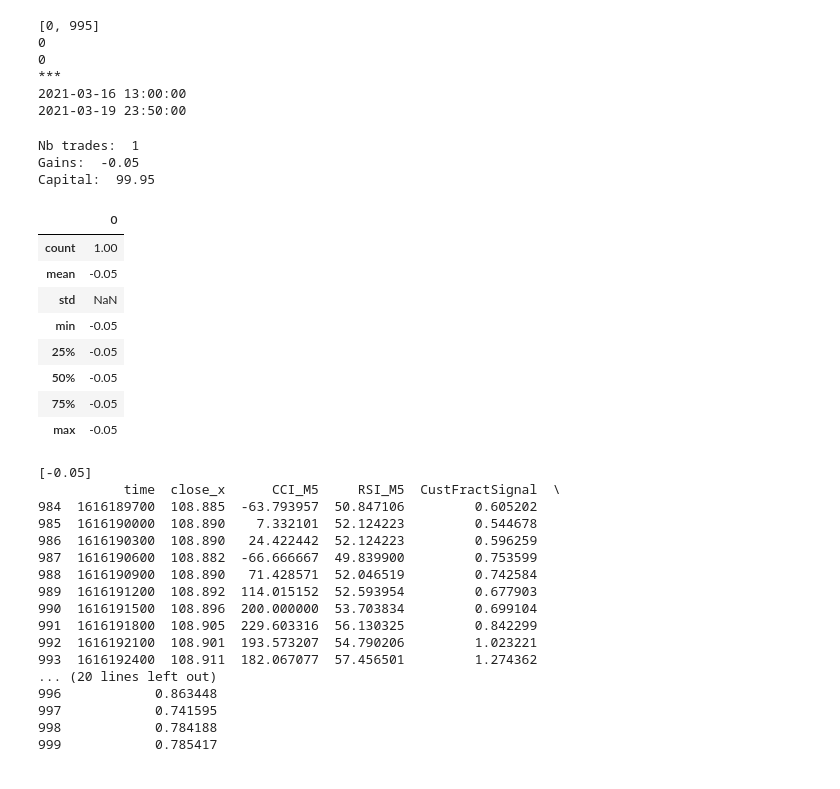
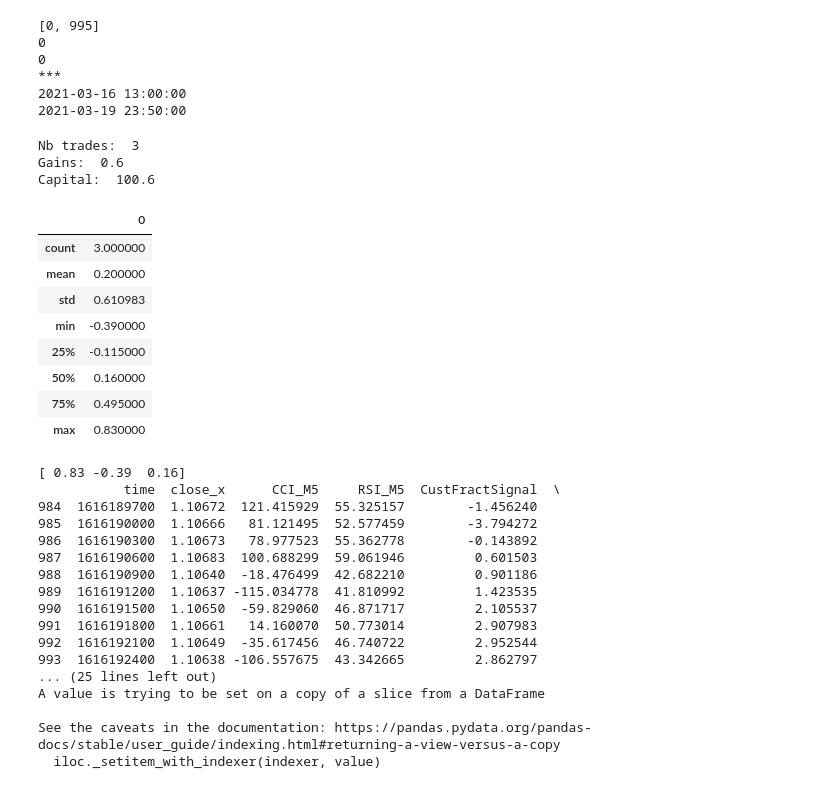
Before and after one commit to Qlexio/DL_robot, a Jupyter notebook: training.ipynb, the cells around one changed output. Saved outputs shown, nothing was run; the diff lists cells and outputs as text; code cells hidden in the pictures.

```diff
--- a/training.ipynb
+++ b/training.ipynb
@@ -60,7 +60,7 @@ print(rsi[:20])
          nan         nan 47.25274725 44.8635634  40.67957904 47.22690428
  52.8332552  41.17005173]
 # %%
-currency = "USDJPY" # "GBPUSD" "EURCHF" "EURUSD"
+currency = "EURCHF" # "GBPUSD" "EURCHF" "EURUSD"
 eurusd_M5 = mt5.copy_rates_from_pos(currency, mt5.TIMEFRAME_M5, 0, 1_000) # 99_999
 eurusd_M30 = mt5.copy_rates_from_pos(currency, mt5.TIMEFRAME_M30, 0, 1_000) # 99_999
 
@@ -827,7 +827,7 @@ lot = 0.01
 
 levier = 30
 mise = round(100_000 * lot / 30, 2)
-spread = 2
+spread = 20
 # current_pos_i = 0
 # current_pos_j = 0
 gains = np.array([])
@@ -881,44 +881,44 @@ for _ in range(1, len(timer)):
                 capital -= mise
                 if capital < 0:
                     print("Pas assez de fonds: ", capital, " i: ", i)
                     break
                 entree = pd_eurusd["open_x"].iloc[i] + pd_eurusd["spread_x"].iloc[i] * 0.0001
                 for j in range(i+1, timer[_]):
                     if pd_eurusd["low_x"].iloc[j] <= S1: # or gain < -mise * 20 / 100:
                         gain = round( ((S1 - entree) * 10_000) * ((0.0001 * 100_000 * lot) / S1), 2)
                         capital += round(mise + gain, 2)
                         gains = np.append(gains, gain)
                         trades += 1
 
                         end.append([i, j])
                         break
                     elif pd_eurusd["high_x"].iloc[j] >= R1:
                         R1, S1 = pivot(pd_eurusd["high_x"].iloc[j-1], pd_eurusd["low_x"].iloc[j-1], pd_eurusd["close_x"].iloc[j-1])
                 else:
                     capital += mise
 
 
 print("Nb trades: ", trades)
 print("Gains: ", gains.sum())
 print("Capital: ", capital)
 # print(end[-1])
 # print(pd_eurusd["close_x"].iloc[end[-1][0]], " - ", end[-1][0], " *** ", pd_eurusd["close_x"].iloc[end[-1][1]], " - ", end[-1][1])
 
 test = pd.DataFrame(gains)
 test.describe()
 # %% [output]
-Nb trades:  1
-Gains:  -0.05
-Capital:  99.95
+Nb trades:  3
+Gains:  0.6
+Capital:  100.6
 |  | 0 |
-| count | 1.00 |
-| mean | -0.05 |
-| std | NaN |
-| min | -0.05 |
-| 25% | -0.05 |
-| 50% | -0.05 |
-| 75% | -0.05 |
-| max | -0.05 |
+| count | 3.000000 |
+| mean | 0.200000 |
+| std | 0.610983 |
+| min | -0.390000 |
+| 25% | -0.115000 |
+| 50% | 0.160000 |
+| 75% | 0.495000 |
+| max | 0.830000 |
 # %%
 # A1 = 0
 # A2 = 1
@@ -950,22 +950,27 @@ print(gains)
 
 test = pd.DataFrame(pd_eurusd, columns=["time", "close_x", "CCI_M5", "RSI_M5", "CustFractSignal", "CustFractSignalSMA"])
 # print(test[test["time"] % 1800 == 1500][-50:])
+test["time"].iloc[-1] = 0
 print(test[-16:])
+# point = mt5.symbol_info("EURUSD").point
+# print(point)
+current_datas = mt5.copy_rates_from_pos("EURCHF", mt5.TIMEFRAME_M5, 0, 1)[0]
+print(current_datas[0])
 # %% [output]
-[-0.05]
+[ 0.83 -0.39  0.16]
            time  close_x      CCI_M5     RSI_M5  CustFractSignal  \
-984  1616189700  108.885  -63.793957  50.847106         0.605202
-985  1616190000  108.890    7.332101  52.124223         0.544678
-986  1616190300  108.890   24.422442  52.124223         0.596259
-987  1616190600  108.882  -66.666667  49.839900         0.753599
-988  1616190900  108.890   71.428571  52.046519         0.742584
-989  1616191200  108.892  114.015152  52.593954         0.677903
-990  1616191500  108.896  200.000000  53.703834         0.699104
-991  1616191800  108.905  229.603316  56.130325         0.842299
-992  1616192100  108.901  193.573207  54.790206         1.023221
-993  1616192400  108.911  182.067077  57.456501         1.274362
-... (20 lines left out)
-996            0.863448
-997            0.741595
-998            0.784188
-999            0.785417
+984  1616189700  1.10672  121.415929  55.325157        -1.456240
+985  1616190000  1.10666   81.121495  52.577459        -3.794272
+986  1616190300  1.10673   78.977523  55.362778        -0.143892
+987  1616190600  1.10683  100.688299  59.061946         0.601503
+988  1616190900  1.10640  -18.476499  42.682210         0.901186
+989  1616191200  1.10637 -115.034778  41.810992         1.423535
+990  1616191500  1.10650  -59.829060  46.871717         2.105537
+991  1616191800  1.10661   14.160070  50.773014         2.907983
+992  1616192100  1.10649  -35.617456  46.740722         2.952544
+993  1616192400  1.10638 -106.557675  43.342665         2.862797
+... (25 lines left out)
+A value is trying to be set on a copy of a slice from a DataFrame
+
+See the caveats in the documentation: https://pandas.pydata.org/pandas-docs/stable/user_guide/indexing.html#returning-a-view-versus-a-copy
+  iloc._setitem_with_indexer(indexer, value)
```
Also changed, not shown: parts of 2 cells of this notebook, 2 other files.
